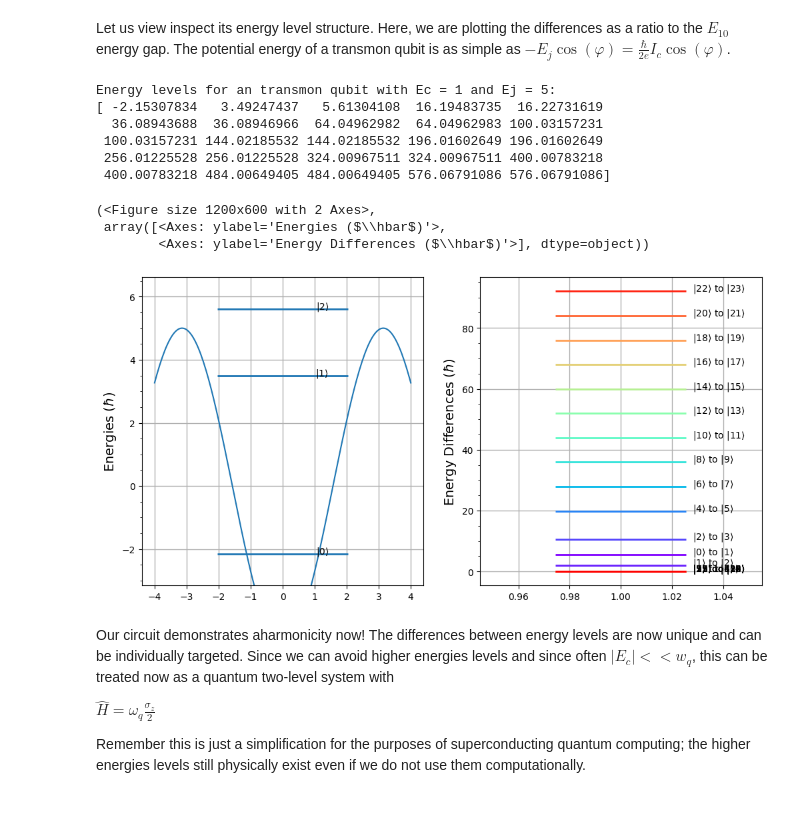
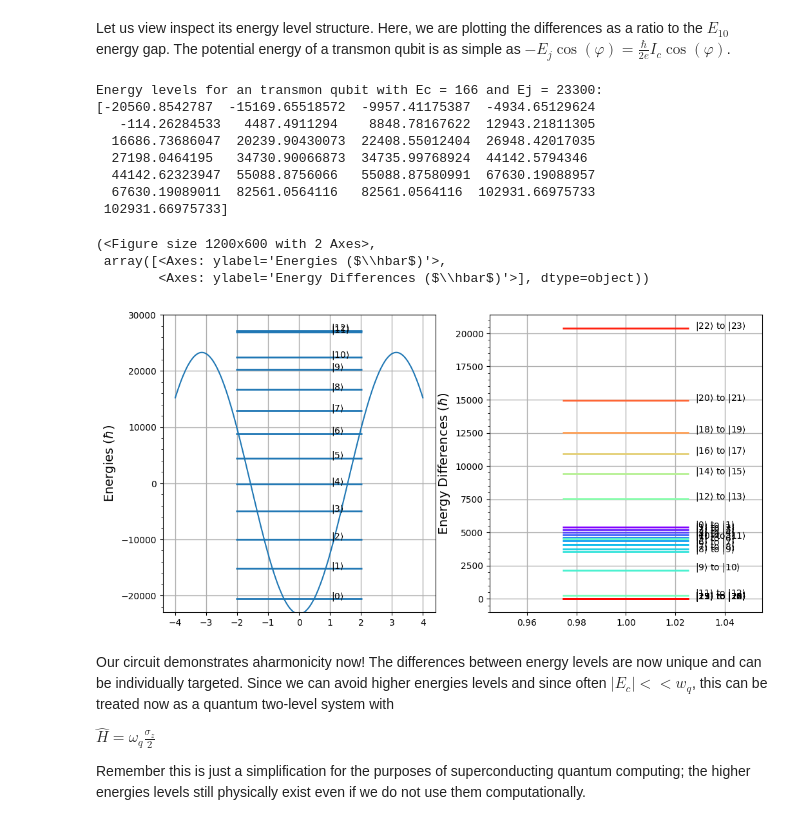
Before and after one commit to Khosmos3/Superconducting-Qubits, a Jupyter notebook: superconducting.ipynb, the cells around one changed output. Saved outputs shown, nothing was run; the diff lists cells and outputs as text; code cells hidden in the pictures.

```diff
--- a/superconducting.ipynb
+++ b/superconducting.ipynb
@@ -174,26 +174,28 @@ def plot_energy_stuff(energies, Ej=False, y_range=False):
 
     return fig, ax
 # %%
-Ec = 1
-Ej = 5
+Ec = 166
+Ej = 23300
 N = 12
 
 energies = (np.array(transmon(Ec, Ej, N).eigenenergies()))
 
 print(f"Energy levels for an transmon qubit with Ec = {Ec} and Ej = {Ej}:\n{energies}")
 
-plot_energy_stuff(energies, Ej=Ej)
+plot_energy_stuff(energies, Ej=Ej, y_range=(-23000, 30000))
 # %% [output]
-Energy levels for an transmon qubit with Ec = 1 and Ej = 5:
-[ -2.15307834   3.49247437   5.61304108  16.19483735  16.22731619
-  36.08943688  36.08946966  64.04962982  64.04962983 100.03157231
- 100.03157231 144.02185532 144.02185532 196.01602649 196.01602649
- 256.01225528 256.01225528 324.00967511 324.00967511 400.00783218
- 400.00783218 484.00649405 484.00649405 576.06791086 576.06791086]
+Energy levels for an transmon qubit with Ec = 166 and Ej = 23300:
+[-20560.8542787  -15169.65518572  -9957.41175387  -4934.65129624
+   -114.26284533   4487.4911294    8848.78167622  12943.21811305
+  16686.73686047  20239.90430073  22408.55012404  26948.42017035
+  27198.0464195   34730.90066873  34735.99768924  44142.5794346
+  44142.62323947  55088.8756066   55088.87580991  67630.19088957
+  67630.19089011  82561.0564116   82561.0564116  102931.66975733
+ 102931.66975733]
 (<Figure size 1200x600 with 2 Axes>,
  array([<Axes: ylabel='Energies ($\\hbar$)'>,
         <Axes: ylabel='Energy Differences ($\\hbar$)'>], dtype=object))
-[figure, old version]
+[figure, new version]
 # %% [markdown]
 Our circuit demonstrates aharmonicity now! The differences between energy levels are now unique and can be individually targeted. Since we can avoid higher energies levels and since often $|E_c|<<w_q$, this can be treated now as a quantum two-level system with
 
```
Also changed, not shown: parts of 1 cell of this notebook.
